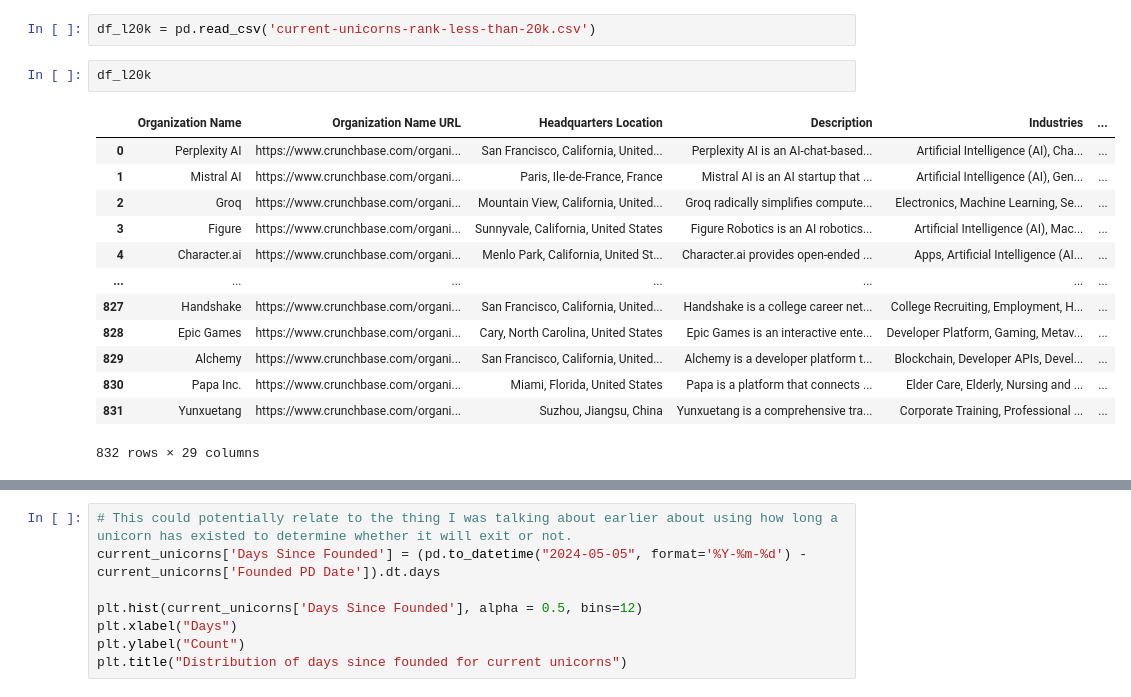
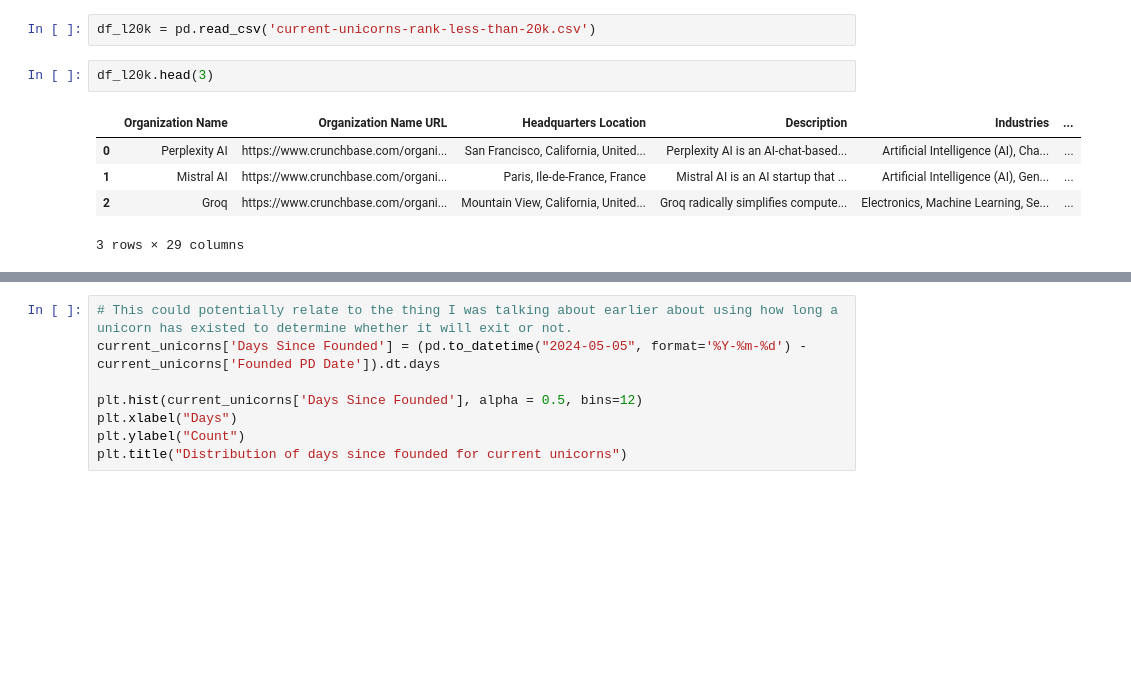
Before and after one commit to vktennis/STAT-165-Project, a Jupyter notebook: final project.ipynb, the cells around one changed output, grey strips where cells are left out. Cells and saved outputs as stored; diff of their text form; blank space fills up the shorter version.

```diff
--- a/final project.ipynb
+++ b/final project.ipynb
@@ -334,21 +304,13 @@ df_g20k
 # %%
 df_l20k = pd.read_csv('current-unicorns-rank-less-than-20k.csv')
 # %%
-df_l20k
+df_l20k.head(3)
 # %% [output]
 |  | Organization Name | Organization Name URL | Headquarters Location | Description | Industries | ... |
 | 0 | Perplexity AI | https://www.crunchbase.com/organi... | San Francisco, California, United... | Perplexity AI is an AI-chat-based... | Artificial Intelligence (AI), Cha... | ... |
 | 1 | Mistral AI | https://www.crunchbase.com/organi... | Paris, Ile-de-France, France | Mistral AI is an AI startup that ... | Artificial Intelligence (AI), Gen... | ... |
 | 2 | Groq | https://www.crunchbase.com/organi... | Mountain View, California, United... | Groq radically simplifies compute... | Electronics, Machine Learning, Se... | ... |
-| 3 | Figure | https://www.crunchbase.com/organi... | Sunnyvale, California, United States | Figure Robotics is an AI robotics... | Artificial Intelligence (AI), Mac... | ... |
-| 4 | Character.ai | https://www.crunchbase.com/organi... | Menlo Park, California, United St... | Character.ai provides open-ended ... | Apps, Artificial Intelligence (AI... | ... |
-| ... | ... | ... | ... | ... | ... | ... |
-| 827 | Handshake | https://www.crunchbase.com/organi... | San Francisco, California, United... | Handshake is a college career net... | College Recruiting, Employment, H... | ... |
-| 828 | Epic Games | https://www.crunchbase.com/organi... | Cary, North Carolina, United States | Epic Games is an interactive ente... | Developer Platform, Gaming, Metav... | ... |
-| 829 | Alchemy | https://www.crunchbase.com/organi... | San Francisco, California, United... | Alchemy is a developer platform t... | Blockchain, Developer APIs, Devel... | ... |
-| 830 | Papa Inc. | https://www.crunchbase.com/organi... | Miami, Florida, United States | Papa is a platform that connects ... | Elder Care, Elderly, Nursing and ... | ... |
-| 831 | Yunxuetang | https://www.crunchbase.com/organi... | Suzhou, Jiangsu, China | Yunxuetang is a comprehensive tra... | Corporate Training, Professional ... | ... |
-832 rows × 29 columns
+3 rows × 29 columns
 # %%
 # Let's merge the ranks < 20k and ranks > 20k together
 current_unicorns = pd.concat([df_l20k, df_g20k], axis=0)
```
Also changed, not shown: parts of 20 cells of this notebook.
